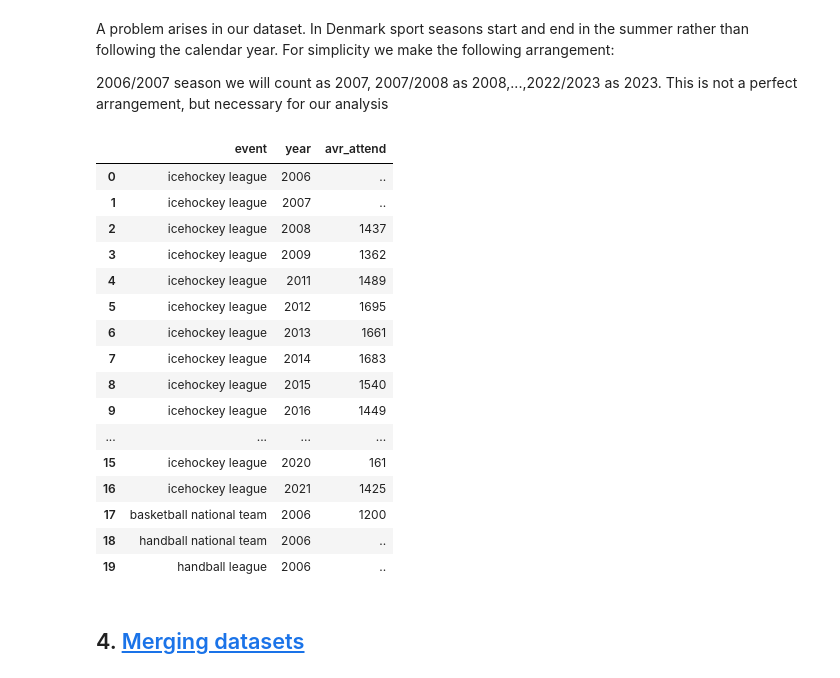
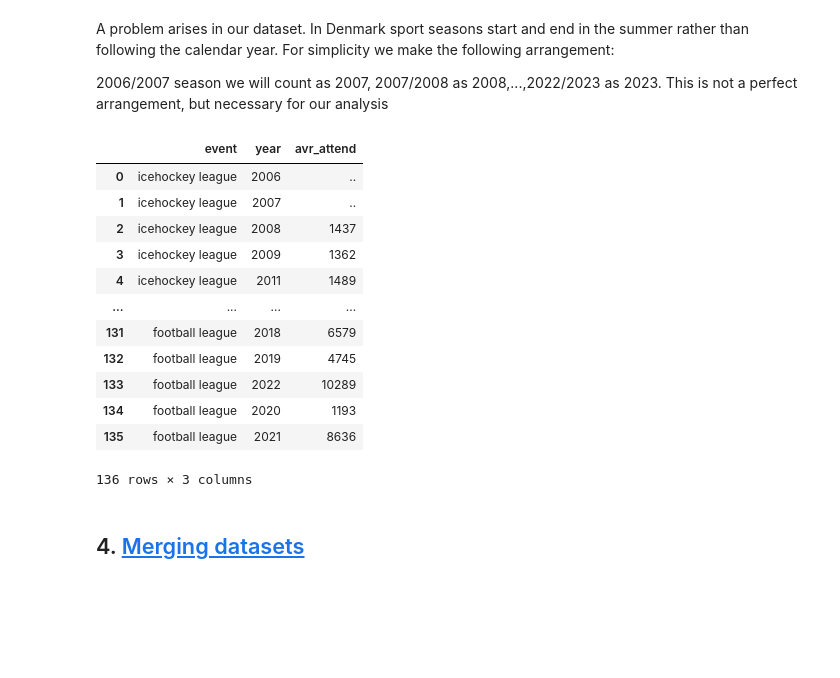
Before and after one commit to NumEconCopenhagen/projects-2024-Simon-C-og-Jens-H, a Jupyter notebook: dataproject/dataproject.ipynb, the cells around one changed output. Cells and saved outputs as stored; diff of their text form; code cells hidden in the pictures; blank space fills up the shorter version.

```diff
--- a/dataproject/dataproject.ipynb
+++ b/dataproject/dataproject.ipynb
@@ -489,44 +480,40 @@ new_years = {
     '2011/2012':'2012',
     '2012/2013':'2013',
     '2013/2014':'2014',
     '2014/2015':'2015',
     '2015/2016':'2016',
     '2016/2017':'2017',
     '2017/2018':'2018',
     '2018/2019':'2019',
     '2019/2020':'2020',
     '2020/2021':'2021',
     '2021/2022':'2022',
     '2022/2023':'2023'
 }
 
 # Tries to create a loop for simplicity
 new_year_loop = {}
 for year in range(2006,2023+1):
     year_str = str(year)
     next_year_str = str(year+1)
     new_year_loop[f'{year_str}/{next_year_str}'] = year_str
 
 # Check
 sport_api['year'] = sport_api['year'].replace(new_year_loop)
-sport_api.head(20)
+sport_api
 # %% [output]
 |  | event | year | avr_attend |
 | 0 | icehockey league | 2006 | .. |
 | 1 | icehockey league | 2007 | .. |
 | 2 | icehockey league | 2008 | 1437 |
 | 3 | icehockey league | 2009 | 1362 |
 | 4 | icehockey league | 2011 | 1489 |
-| 5 | icehockey league | 2012 | 1695 |
-| 6 | icehockey league | 2013 | 1661 |
-| 7 | icehockey league | 2014 | 1683 |
-| 8 | icehockey league | 2015 | 1540 |
-| 9 | icehockey league | 2016 | 1449 |
 | ... | ... | ... | ... |
-| 15 | icehockey league | 2020 | 161 |
-| 16 | icehockey league | 2021 | 1425 |
-| 17 | basketball national team | 2006 | 1200 |
-| 18 | handball national team | 2006 | .. |
-| 19 | handball league | 2006 | .. |
+| 131 | football league | 2018 | 6579 |
+| 132 | football league | 2019 | 4745 |
+| 133 | football league | 2022 | 10289 |
+| 134 | football league | 2020 | 1193 |
+| 135 | football league | 2021 | 8636 |
+136 rows × 3 columns
 # %% [markdown]
 ## 4. <a id='toc4_'></a>[Merging datasets](#toc4_)
```
Also changed, not shown: parts of 16 cells of this notebook.
